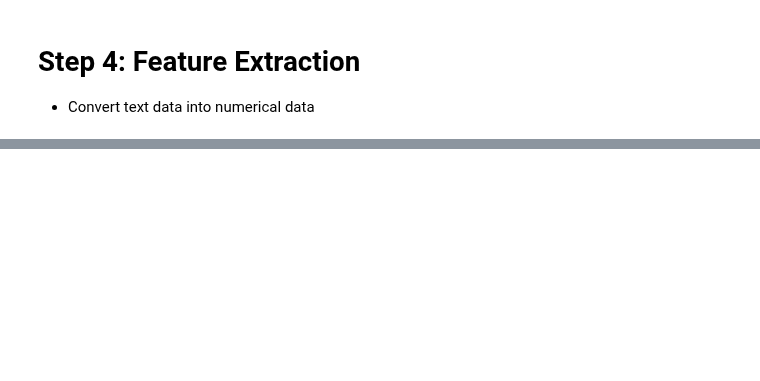
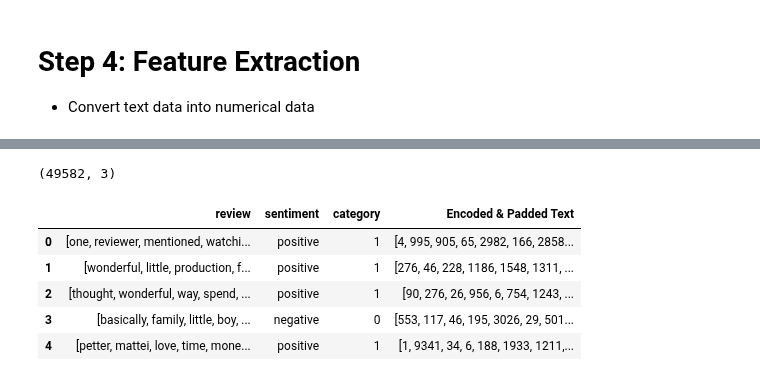
Before and after one commit to fatimagulomova/iu-projects, a Jupyter notebook: DLBAIPNLP01/sentiment-analysis-on-movie-reviews.ipynb, the cells around one changed output, grey strips where cells are left out. Drawn from its saved outputs; the diff is of its cells as text; code cells hidden in the pictures; blank space fills up the shorter version.

```diff
--- a/DLBAIPNLP01/sentiment-analysis-on-movie-reviews.ipynb
+++ b/DLBAIPNLP01/sentiment-analysis-on-movie-reviews.ipynb
@@ -296,0 +331,25 @@ plt.imshow(wc)
+# %%
+df.shape
+# %% [output]
+(49582, 3)
+# %%
+# Building a vocabulary
+vocab = build_vocab_from_iterator(nested_list, specials=["<pad>", "<unk>"], min_freq=2)
+vocab.set_default_index(vocab["<unk>"])
+
+# Convert tokens to indices
+def encode(text):
+    return [vocab[token] for token in text]
+
+encoded_data = [encode(text) for text in nested_list]
+# %%
+text_data = pad_sequence([torch.tensor(seq) for seq in encoded_data], batch_first=True, padding_value=vocab['<pad>'])
+df['Encoded & Padded Text'] = text_data.tolist()
+df.head()
+# %% [output]
+|  | review | sentiment | category | Encoded & Padded Text |
+| 0 | [one, reviewer, mentioned, watchi... | positive | 1 | [4, 995, 905, 65, 2982, 166, 2858... |
+| 1 | [wonderful, little, production, f... | positive | 1 | [276, 46, 228, 1186, 1548, 1311, ... |
+| 2 | [thought, wonderful, way, spend, ... | positive | 1 | [90, 276, 26, 956, 6, 754, 1243, ... |
+| 3 | [basically, family, little, boy, ... | negative | 0 | [553, 117, 46, 195, 3026, 29, 501... |
+| 4 | [petter, mattei, love, time, mone... | positive | 1 | [1, 9341, 34, 6, 188, 1933, 1211,... |
```
Also changed, not shown: parts of 9 cells of this notebook.
